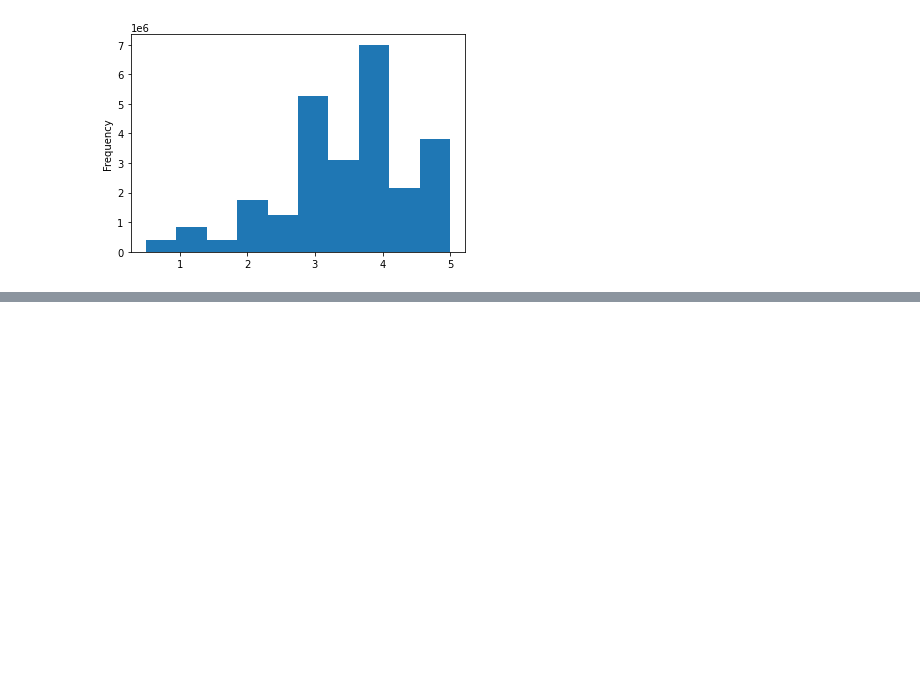
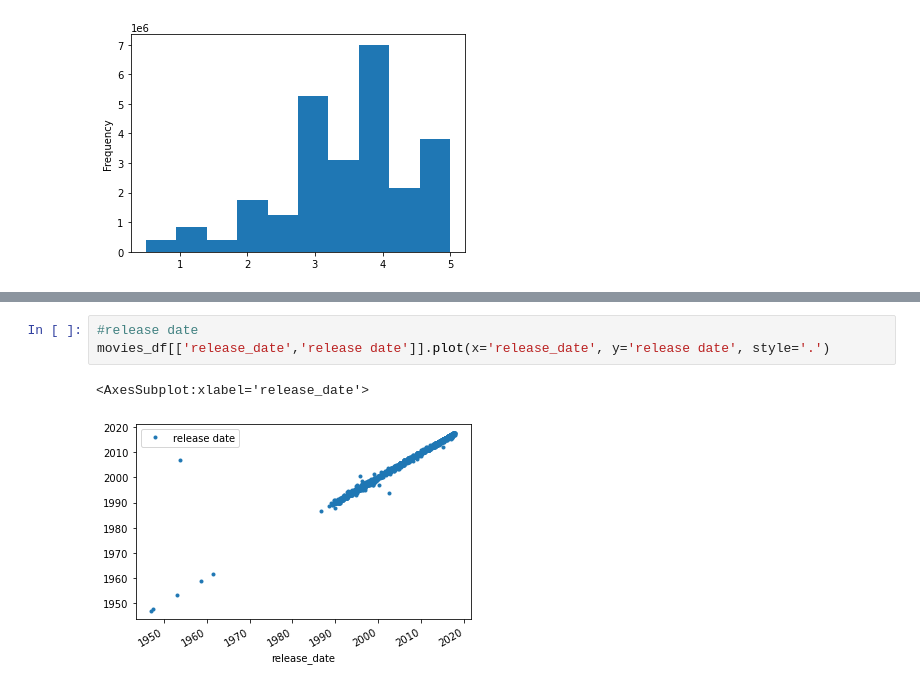
Before and after one commit to sarahrosegallagher/Movies-ETL, a Jupyter notebook: start.ipynb, the cells around one changed output, grey strips where cells are left out. Cells and saved outputs as stored; diff of their text form; blank space fills up the shorter version.

```diff
--- a/start.ipynb
+++ b/start.ipynb
@@ -986,0 +1076,6 @@ Name: rating, dtype: float64
+# %%
+#release date
+movies_df[['release_date','release date']].plot(x='release_date', y='release date', style='.')
+# %% [output]
+<AxesSubplot:xlabel='release_date'>
+[figure, added]
```
Also changed, not shown: parts of 24 cells of this notebook.
